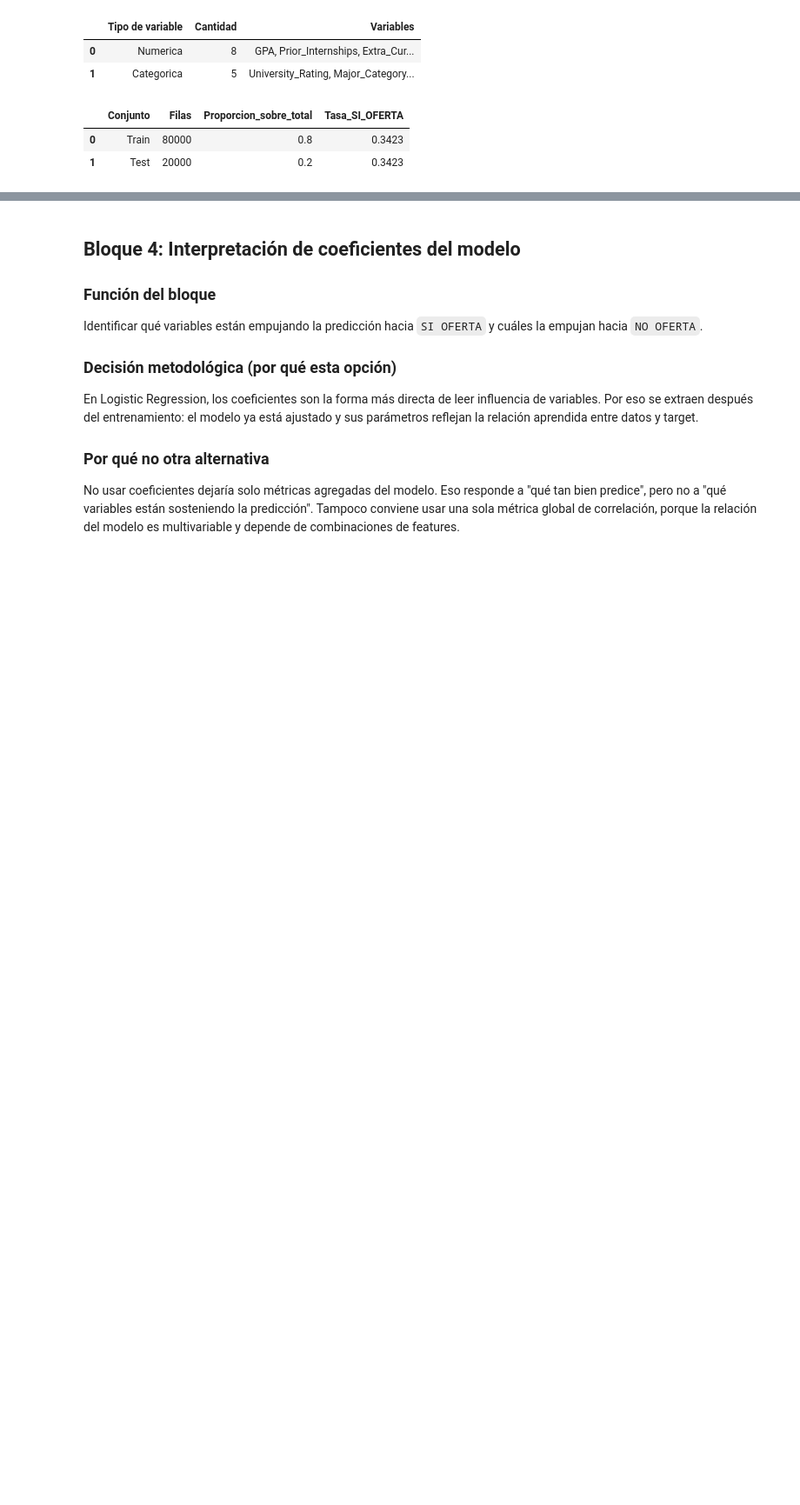
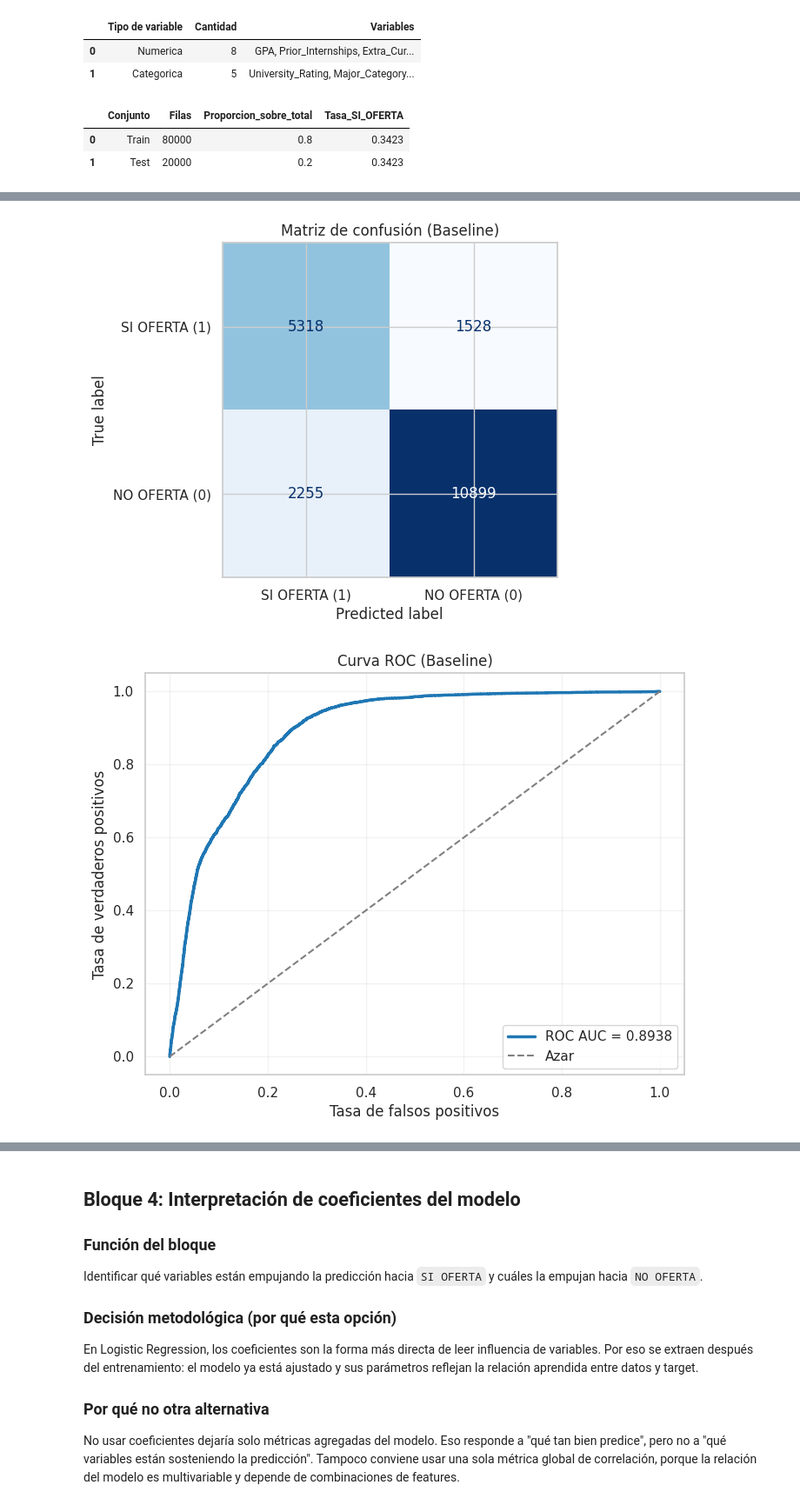
Before and after one commit to NacisCric-2908/mineria, a Jupyter notebook: job/logistic_regression_offer_received.ipynb, the cells around one changed output, grey strips where cells are left out. Shown at 87% size. Cells and saved outputs as stored; diff of their text form; code cells hidden in the pictures; blank space fills up the shorter version.

```diff
--- a/job/logistic_regression_offer_received.ipynb
+++ b/job/logistic_regression_offer_received.ipynb
@@ -411,0 +322,76 @@ Modelo guardado en: /home/naciscric/Documents/university/2026-1/mineria/job/outp
+# %%
+# === Bloque: Gráficas e interpretaciones (Baseline) ===
+# Guardar y visualizar métricas gráficas del modelo baseline
+from sklearn.metrics import confusion_matrix, roc_curve, auc, precision_recall_curve, average_precision_score, ConfusionMatrixDisplay
+import matplotlib.pyplot as plt
+import seaborn as sns
+
+IMG_OUTPUT_DIR.mkdir(parents=True, exist_ok=True)
+
+# Matriz de confusión (Baseline)
+cm_base = confusion_matrix(y_test, baseline_pred, labels=[1, 0])
+label_names = ['SI OFERTA (1)', 'NO OFERTA (0)']
+fig_cm, ax_cm = plt.subplots(figsize=(6, 5))
+disp_cm = ConfusionMatrixDisplay(confusion_matrix=cm_base, display_labels=label_names)
+disp_cm.plot(ax=ax_cm, cmap='Blues', colorbar=False, values_format='d')
+ax_cm.set_title('Matriz de confusión (Baseline)')
+fig_cm.savefig(IMG_OUTPUT_DIR / 'logistic_confusion_matrix_base.png', dpi=150, bbox_inches='tight')
+plt.show()
+
+# Curva ROC (Baseline)
+fpr_base, tpr_base, _ = roc_curve(y_test, baseline_test_proba)
+roc_auc_base = auc(fpr_base, tpr_base)
+fig_roc_b, ax_roc_b = plt.subplots(figsize=(8, 6))
+ax_roc_b.plot(fpr_base, tpr_base, color='#1F77B4', linewidth=2.5, label=f'ROC AUC = {roc_auc_base:.4f}')
+ax_roc_b.plot([0, 1], [0, 1], linestyle='--', color='gray', linewidth=1.5, label='Azar')
+ax_roc_b.set_title('Curva ROC (Baseline)')
+ax_roc_b.set_xlabel('Tasa de falsos positivos')
+ax_roc_b.set_ylabel('Tasa de verdaderos positivos')
+ax_roc_b.legend(loc='lower right')
+ax_roc_b.grid(True, alpha=0.25)
+fig_roc_b.savefig(IMG_OUTPUT_DIR / 'logistic_roc_base.png', dpi=150, bbox_inches='tight')
+plt.show()
+
+# Curva Precision-Recall (Baseline)
+precision_base, recall_base, _ = precision_recall_curve(y_test, baseline_test_proba)
+avg_precision_base = average_precision_score(y_test, baseline_test_proba)
+fig_pr_b, ax_pr_b = plt.subplots(figsize=(8, 6))
+ax_pr_b.plot(recall_base, precision_base, color='#D62728', linewidth=2.5, label=f'Average precision = {avg_precision_base:.4f}')
+ax_pr_b.set_title('Curva Precision-Recall (Baseline)')
+ax_pr_b.set_xlabel('Recall')
+ax_pr_b.set_ylabel('Precision')
+ax_pr_b.legend(loc='lower left')
+ax_pr_b.grid(True, alpha=0.25)
+fig_pr_b.savefig(IMG_OUTPUT_DIR / 'logistic_pr_base.png', dpi=150, bbox_inches='tight')
+plt.show()
+
+# Barrido de umbral (si existe threshold_df usarlo, si no construir con el baseline)
+if 'threshold_df' in globals():
+    thr_df_base = threshold_df.copy()
+else:
+    thr_df_base = pd.DataFrame([
+        {'threshold': 0.50, 'precision': baseline_metrics['Precision'], 'recall': baseline_metrics['Recall'], 'f1': baseline_metrics['F1-Score'], 'f_beta_1_5': baseline_metrics['F-beta (1.5)']}
+    ])
+
+fig_thr_b, ax_thr_b = plt.subplots(figsize=(10, 6))
+ax_thr_b.plot(thr_df_base['threshold'], thr_df_base['precision'], label='Precision', linewidth=2.0)
+ax_thr_b.plot(thr_df_base['threshold'], thr_df_base['recall'], label='Recall', linewidth=2.0)
+ax_thr_b.plot(thr_df_base['threshold'], thr_df_base['f_beta_1_5'], label='F-beta (1.5)', linewidth=2.0)
+ax_thr_b.axvline(0.50, color='black', linestyle='--', linewidth=1.0, label='Umbral baseline = 0.50')
+ax_thr_b.set_title('Barrido de umbral y métricas clave (Baseline)')
+ax_thr_b.set_xlabel('Umbral de probabilidad')
+ax_thr_b.set_ylabel('Valor métrico')
+ax_thr_b.legend(loc='best')
+ax_thr_b.grid(True, alpha=0.25)
+fig_thr_b.savefig(IMG_OUTPUT_DIR / 'logistic_threshold_base.png', dpi=150, bbox_inches='tight')
+plt.show()
+
+# Interpretación breve (Baseline)
+print(f'Baseline ROC AUC: {roc_auc_base:.4f} | Baseline Average Precision: {avg_precision_base:.4f}')
+print('Interpretación (Baseline):')
+print('- ROC AUC mide la capacidad del modelo para separar clases; valores cercanos a 1 indican buena separabilidad.')
+print("- La curva PR y el Average Precision son útiles cuando la clase positiva es la de interés (SI OFERTA).")
+print('- La matriz de confusión muestra TP, FN, FP, TN y ayuda a entender el tipo de errores operativos.')
+# %% [output]
+[figure, added]
+[figure, added]
```
Also changed, not shown: parts of 6 cells of this notebook, 17 other files.
